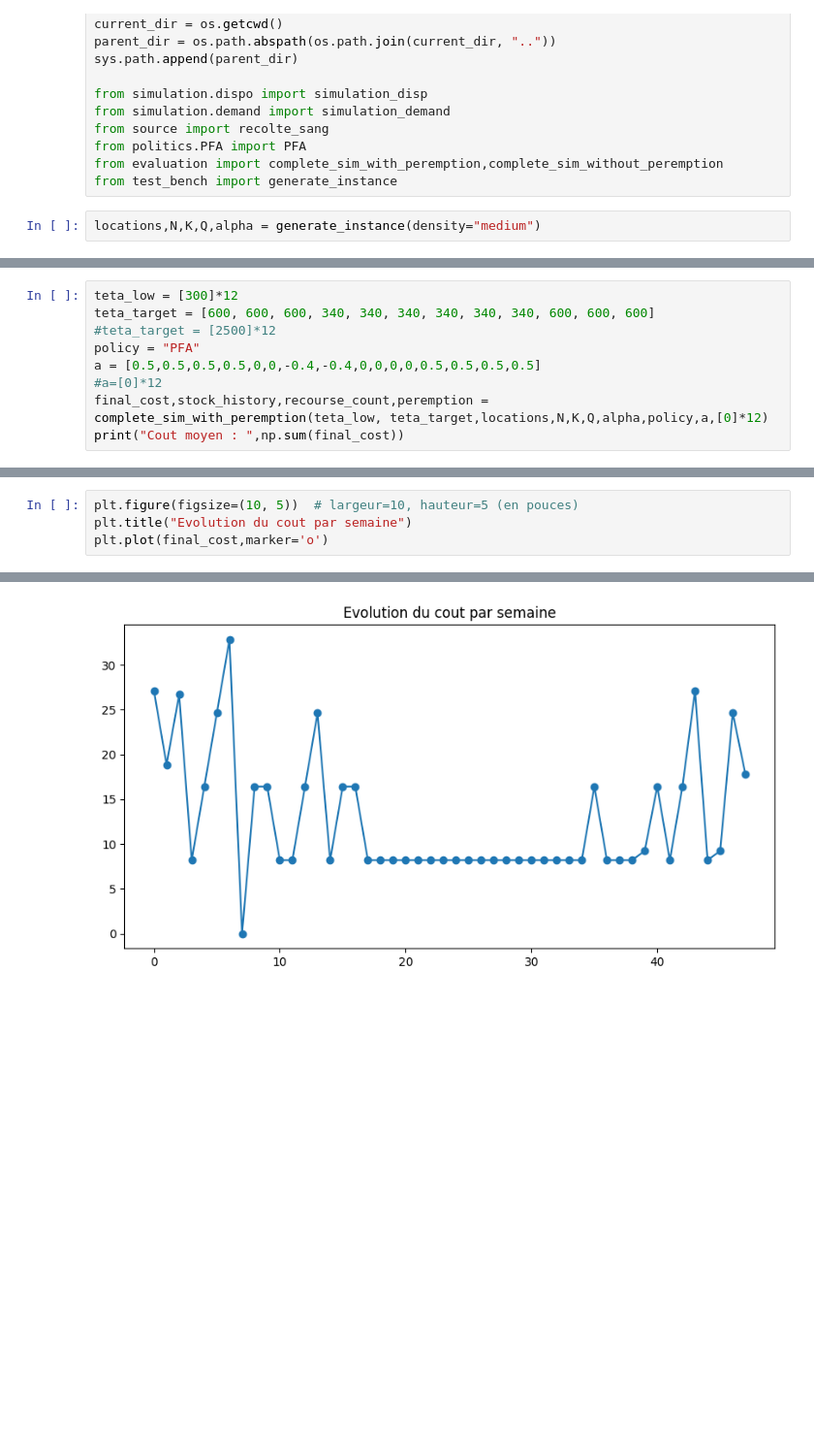
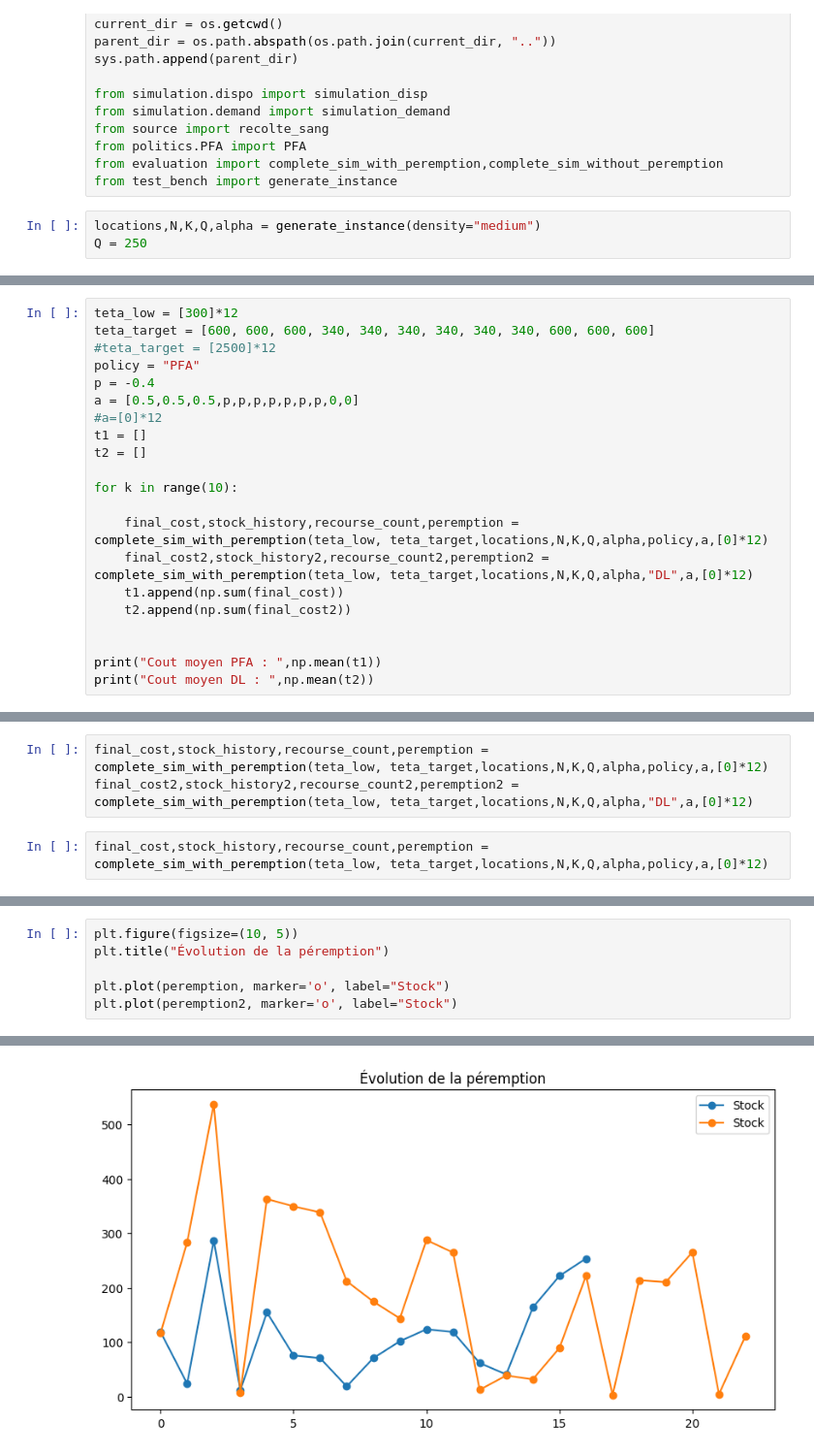
Before and after one commit to Joaquim2805/Blood_management_simulation, a Jupyter notebook: Dev/test.ipynb, the cells around one changed output, grey strips where cells are left out. Shown at 97% size. Drawn from its saved outputs; the diff is of its cells as text; blank space fills up the shorter version.

```diff
--- a/Dev/test.ipynb
+++ b/Dev/test.ipynb
@@ -19,3 +19,4 @@ from evaluation import complete_sim_with_peremption,complete_sim_without_perempt
 from test_bench import generate_instance
 # %%
 locations,N,K,Q,alpha = generate_instance(density="medium")
+Q = 250
@@ -24,8 +35,20 @@ teta_low = [300]*12
 teta_target = [600, 600, 600, 340, 340, 340, 340, 340, 340, 600, 600, 600]
 #teta_target = [2500]*12
 policy = "PFA"
-a = [0.5,0.5,0.5,0.5,0,0,-0.4,-0.4,0,0,0,0,0.5,0.5,0.5,0.5]
+p = -0.4
+a = [0.5,0.5,0.5,p,p,p,p,p,p,p,0,0]
 #a=[0]*12
-final_cost,stock_history,recourse_count,peremption = complete_sim_with_peremption(teta_low, teta_target,locations,N,K,Q,alpha,policy,a,[0]*12)
-print("Cout moyen : ",np.sum(final_cost))
+t1 = []
+t2 = []
+
+for k in range(10):
+
+    final_cost,stock_history,recourse_count,peremption = complete_sim_with_peremption(teta_low, teta_target,locations,N,K,Q,alpha,policy,a,[0]*12)
+    final_cost2,stock_history2,recourse_count2,peremption2 = complete_sim_with_peremption(teta_low, teta_target,locations,N,K,Q,alpha,"DL",a,[0]*12)
+    t1.append(np.sum(final_cost))
+    t2.append(np.sum(final_cost2))
+
+
+print("Cout moyen PFA : ",np.mean(t1))
+print("Cout moyen DL : ",np.mean(t2))
 # %% [output]
@@ -37,0 +57,5 @@ Coût associé : 426.87240660949976
+# %%
+final_cost,stock_history,recourse_count,peremption = complete_sim_with_peremption(teta_low, teta_target,locations,N,K,Q,alpha,policy,a,[0]*12)
+final_cost2,stock_history2,recourse_count2,peremption2 = complete_sim_with_peremption(teta_low, teta_target,locations,N,K,Q,alpha,"DL",a,[0]*12)
+# %%
+final_cost,stock_history,recourse_count,peremption = complete_sim_with_peremption(teta_low, teta_target,locations,N,K,Q,alpha,policy,a,[0]*12)
@@ -38,5 +153,7 @@ Coût associé : 426.87240660949976
 # %%
-plt.figure(figsize=(10, 5))  # largeur=10, hauteur=5 (en pouces)
-plt.title("Evolution du cout par semaine")
-plt.plot(final_cost,marker='o')
+plt.figure(figsize=(10, 5))
+plt.title("Évolution de la péremption")
+
+plt.plot(peremption, marker='o', label="Stock")
+plt.plot(peremption2, marker='o', label="Stock")
 # %% [output]
@@ -44 +161 @@ plt.plot(final_cost,marker='o')
-[figure, old version]
+[figure, new version]
```
Also changed, not shown: parts of 13 cells of this notebook, 7 other files.
